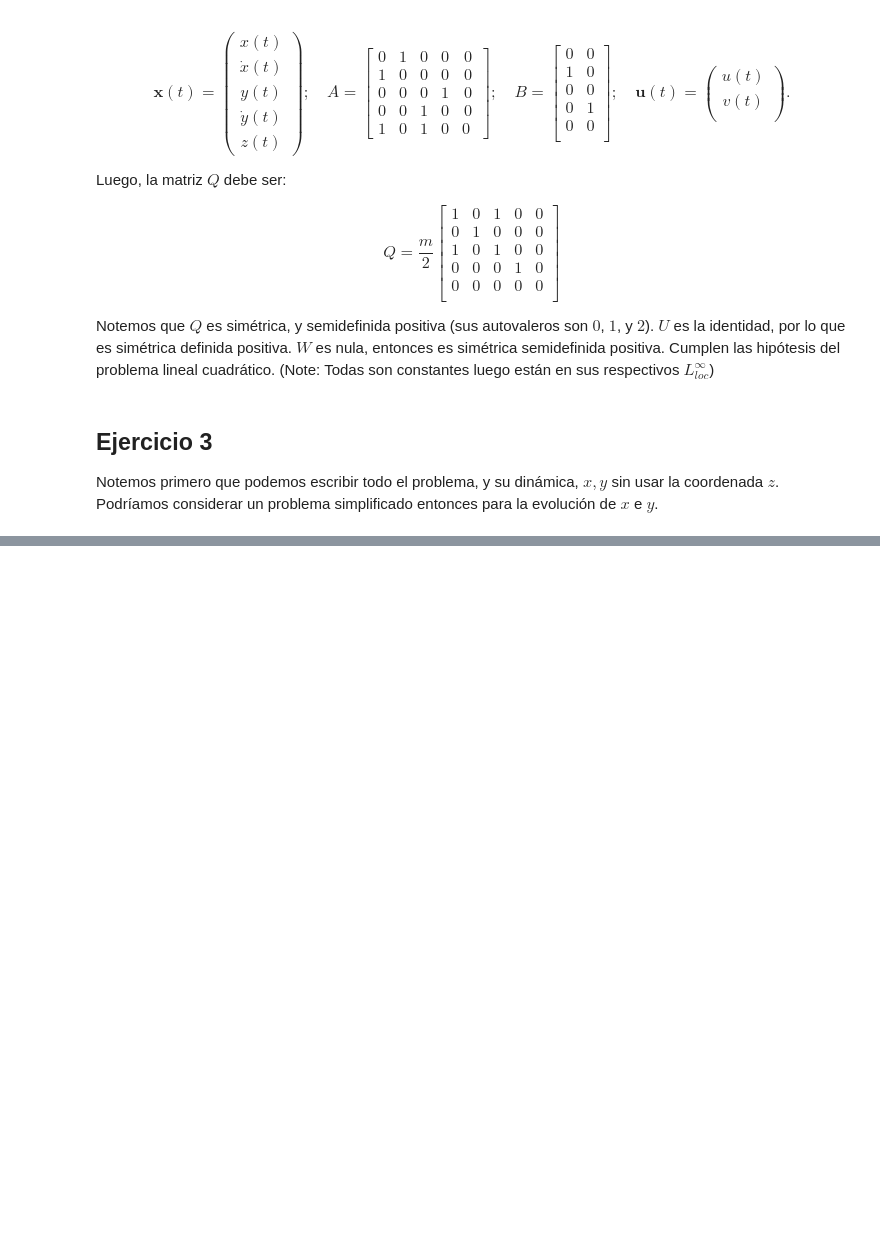
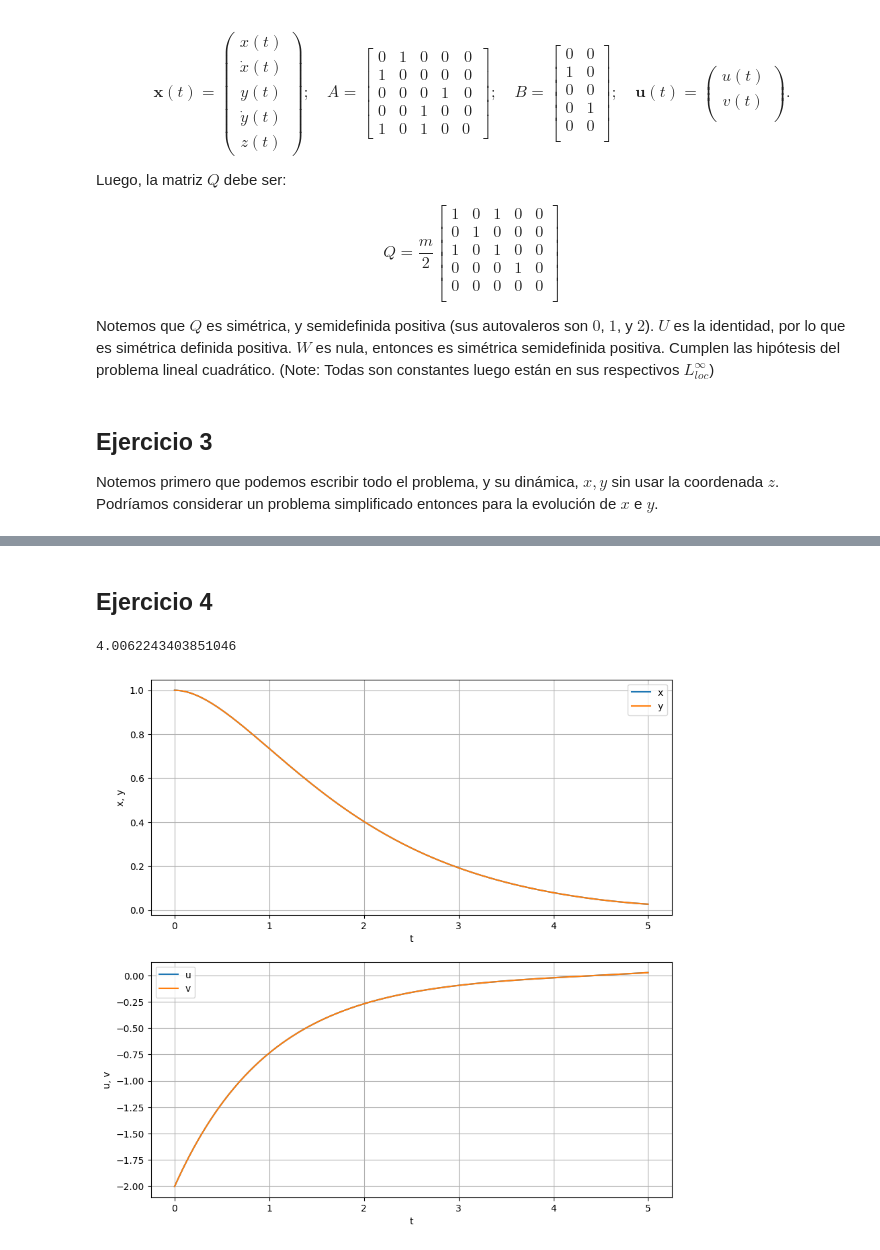
Before and after one commit to Miguel-Escobar/Intro-al-Control-Optimo, a Jupyter notebook: Lab 4/Lab_4.ipynb, the cells around one changed output, grey strips where cells are left out. Cells and saved outputs as stored; diff of their text form; code cells hidden in the pictures; blank space fills up the shorter version.

```diff
--- a/Lab 4/Lab_4.ipynb
+++ b/Lab 4/Lab_4.ipynb
@@ -153,0 +164,50 @@ plt.show()
+# %% [markdown]
+## Ejercicio 4
+# %%
+W = np.zeros((4, 4))
+
+def ricattirhs(t, E_flattened):
+    E = E_flattened.reshape((4, 4))
+    res = (W - A.T @ E - E.T @ A - E.T @ BBT @ E)
+    return res.reshape(16)
+
+E5 = (-Q).reshape(16)
+sol = solve_ivp(ricattirhs, [5, 0], E5, t_eval=np.linspace(5, 0, 1000), vectorized=True, dense_output=True)
+
+E0 = sol.sol(0).reshape((4, 4))
+
+cost = -xinit @ E0 @ xinit
+
+print(cost)
+
+def ricatti_system(t, x, Esol):
+    E = Esol(t).reshape((4, 4))
+    xresult = A @ x + BBT @ E @ x
+    assert xresult.shape == x.shape
+    return xresult
+
+
+t_eval = np.linspace(0, 5, 1000)
+xsol = solve_ivp(ricatti_system, [0, 5], xinit, t_eval=t_eval, args=(sol.sol,))
+
+
+fig, ax = plt.subplots(2, 1, figsize=(10, 10))
+ax[0].plot(xsol.t, xsol.y[0])
+ax[0].plot(xsol.t, xsol.y[2])
+ax[0].set_xlabel('t')
+ax[0].set_ylabel('x, y')
+ax[0].legend(['x', 'y'])
+ax[0].grid()
+
+controls = np.array([B.T @ sol.sol(t).reshape((4, 4)) @ xsol.y[:, i] for (i, t) in enumerate(t_eval)])
+ax[1].plot(t_eval, controls[:, 0])
+ax[1].plot(t_eval, controls[:, 1])
+ax[1].set_xlabel('t')
+ax[1].set_ylabel('u, v')
+ax[1].legend(['u', 'v'])
+ax[1].grid()
+
+plt.show()
+# %% [output]
+4.0062243403851046
+[figure, added]
```
Also changed, not shown: parts of 3 cells of this notebook, 2 other files.
